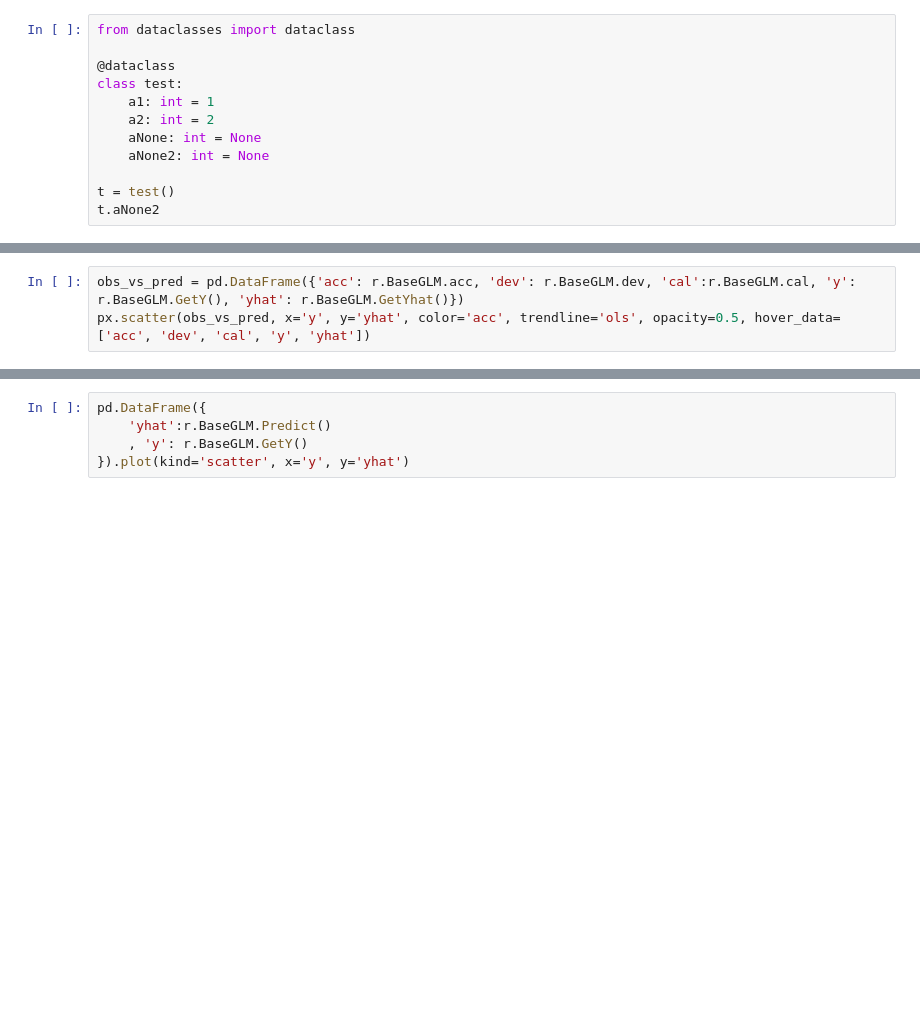
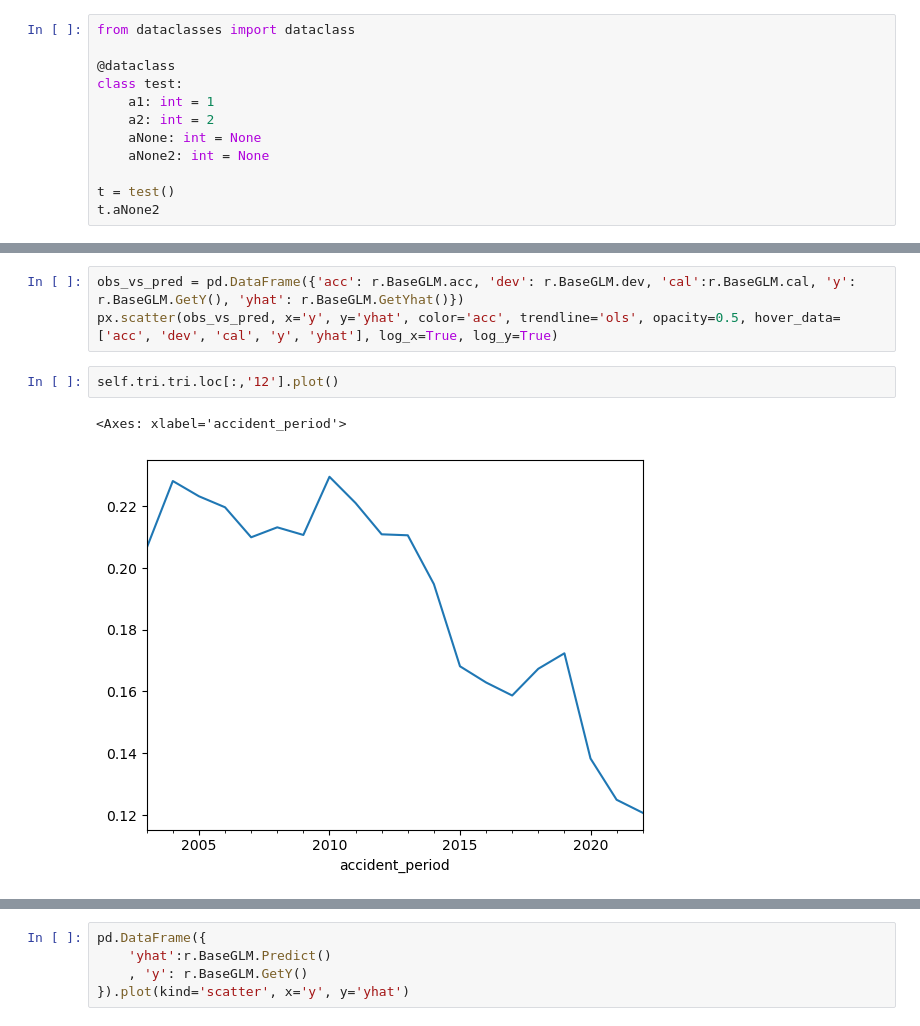
Before and after one commit to rocky-reserving/rocky, a Jupyter notebook: rocky-app/src/glm_model.ipynb, the cells around one changed output, grey strips where cells are left out. Drawn from its saved outputs; the diff is of its cells as text; blank space fills up the shorter version.

```diff
--- a/rocky-app/src/glm_model.ipynb
+++ b/rocky-app/src/glm_model.ipynb
@@ -105,6 +121,11 @@ AttributeError: 'Plot' object has no attribute 'yhat'
 # %%
 obs_vs_pred = pd.DataFrame({'acc': r.BaseGLM.acc, 'dev': r.BaseGLM.dev, 'cal':r.BaseGLM.cal, 'y': r.BaseGLM.GetY(), 'yhat': r.BaseGLM.GetYhat()})
-px.scatter(obs_vs_pred, x='y', y='yhat', color='acc', trendline='ols', opacity=0.5, hover_data=['acc', 'dev', 'cal', 'y', 'yhat'])
+px.scatter(obs_vs_pred, x='y', y='yhat', color='acc', trendline='ols', opacity=0.5, hover_data=['acc', 'dev', 'cal', 'y', 'yhat'], log_x=True, log_y=True)
+# %%
+self.tri.tri.loc[:,'12'].plot()
+# %% [output]
+<Axes: xlabel='accident_period'>
+[figure, added]
 # %%
 df = pd.DataFrame({
   'var':r.BaseGLM.model.feature_names_in_,
```
Also changed, not shown: parts of 5 cells of this notebook, 37 other files.
